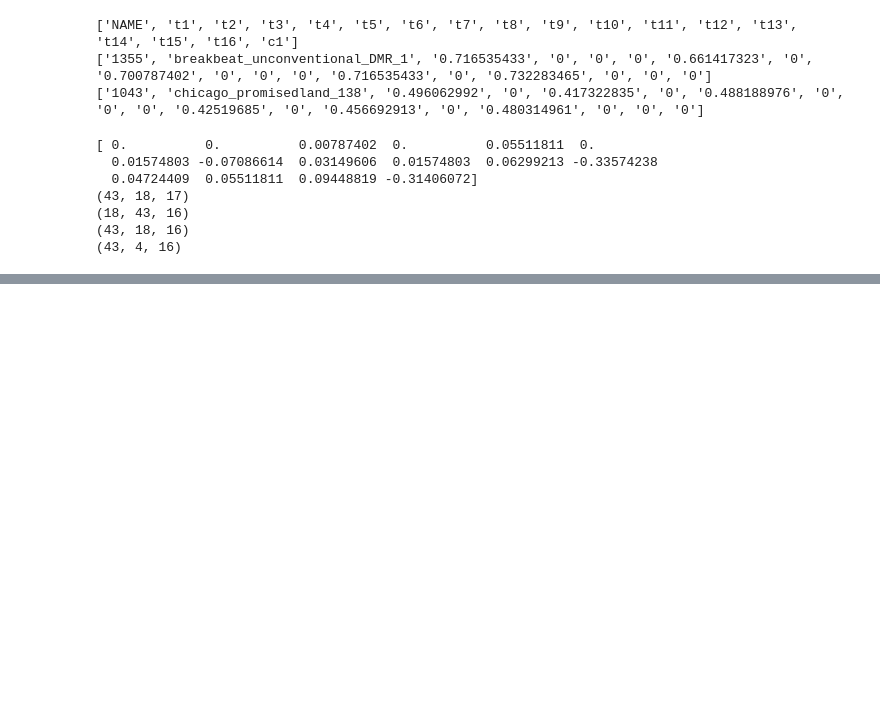
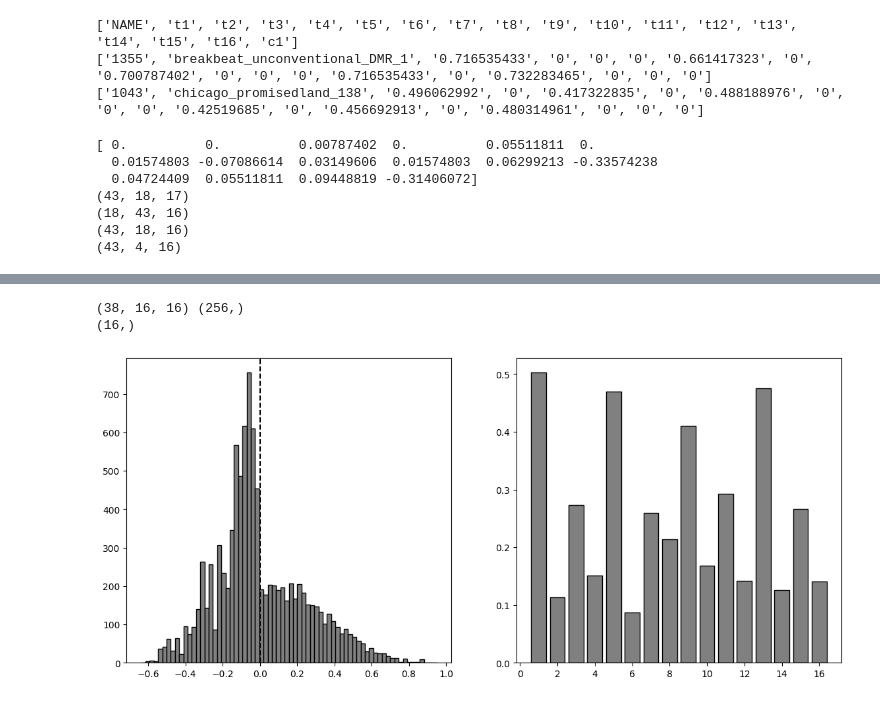
Before and after one commit to peter-clark/investigating-human-tapping-behavior-polyphonic-rhythms, a Jupyter notebook: 6-Tapping_Rhythmic_Contour_of_Polyphonic_Rhythms.ipynb, the cells around one changed output, grey strips where cells are left out. Saved outputs shown, nothing was run; the diff lists cells and outputs as text; code cells hidden in the pictures; blank space fills up the shorter version.

```diff
--- a/6-Tapping_Rhythmic_Contour_of_Polyphonic_Rhythms.ipynb
+++ b/6-Tapping_Rhythmic_Contour_of_Polyphonic_Rhythms.ipynb
@@ -485,0 +552,28 @@ plt.show()
+# %%
+print(f"{tap_data_clean.shape} {mtfp.shape}")
+
+subject_mae = []
+stepwise=[]
+for n in range(len(tap_data_clean)):
+    rvl = tap_data_clean[n].ravel()
+    _rvl = rvl-mtfp
+    subject_mae.append(_rvl)
+    for m in range(16):
+        stepwise.append(tap_data_clean[n][m])
+subject_mae=np.array(subject_mae, dtype=float)
+stepwise=np.array(stepwise, dtype=float)
+stepwise = np.mean(stepwise, axis=0)
+print(stepwise.shape)
+
+fig, (ax,ax1) = plt.subplots(1,2,figsize=(14,6))
+
+ax.hist(subject_mae.ravel(), bins=70, color="gray", edgecolor='black')
+ax.axvline(x=0, color='black', linestyle="--")
+
+
+ax1.bar(np.arange(16)+1,stepwise, color="gray", edgecolor='black')
+plt.show()
+# %% [output]
+(38, 16, 16) (256,)
+(16,)
+[figure, added]
```
Also changed, not shown: parts of 4 cells of this notebook.
